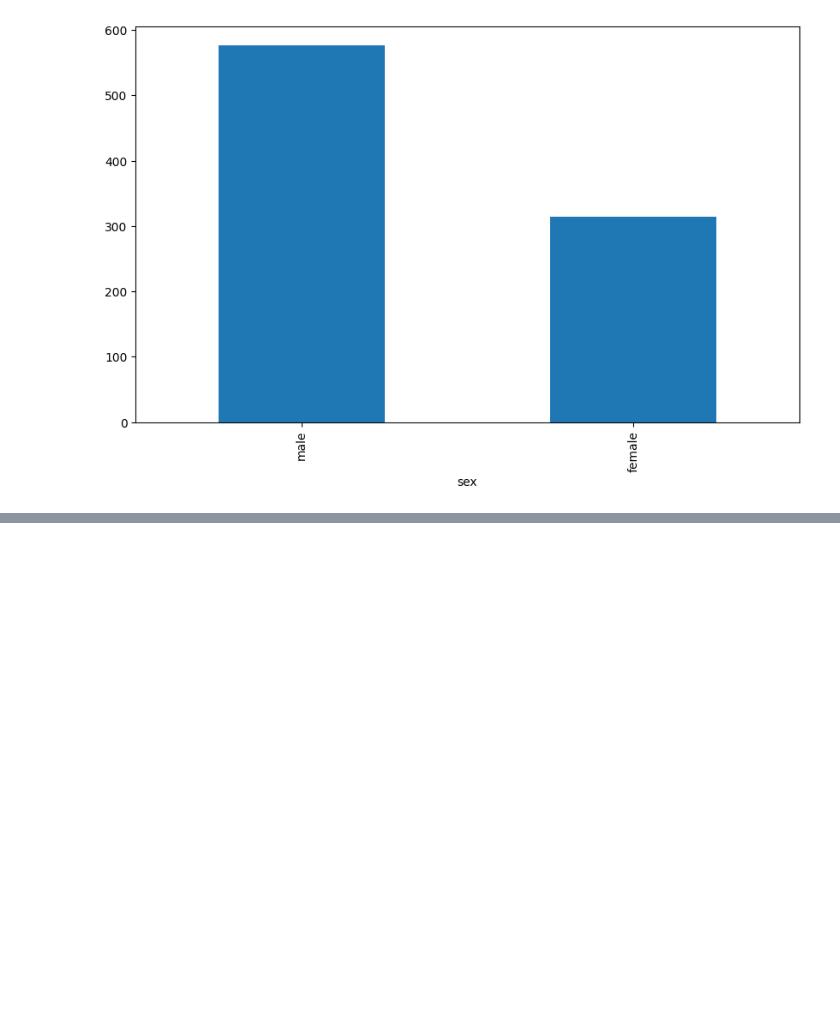
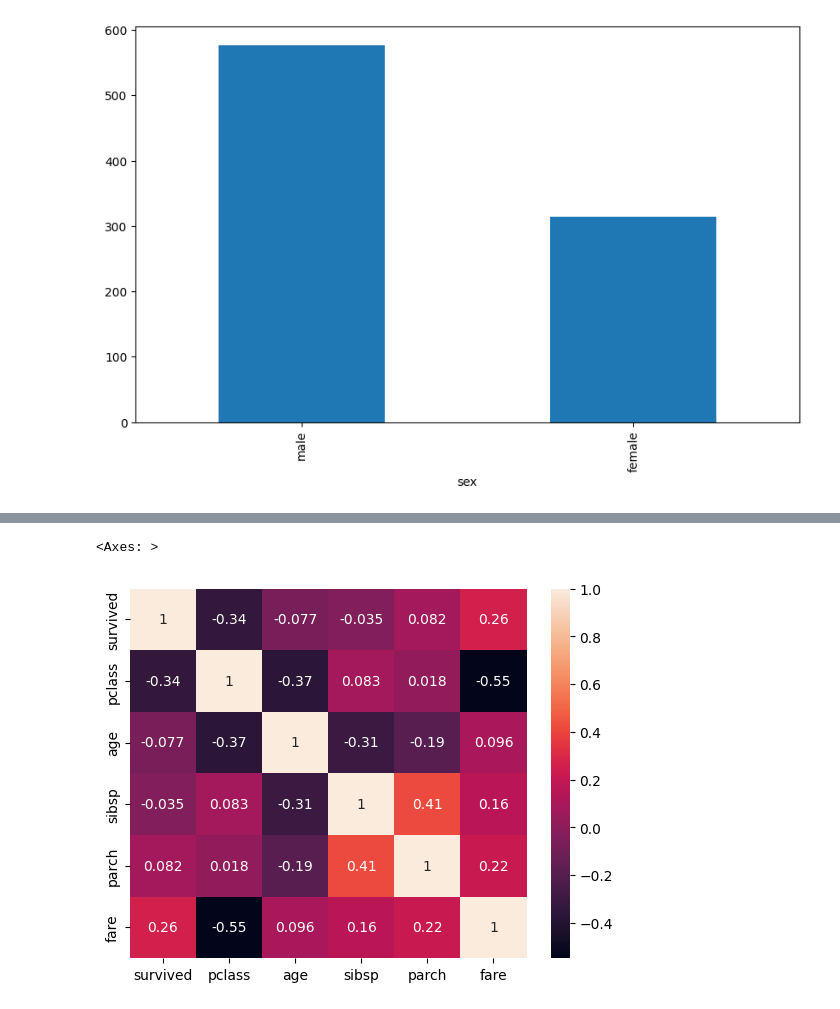
Before and after one commit to faisalramzan77/Data_Science_Course, a Jupyter notebook: Python_for_data_Science/Pandas_Practice/pandas.ipynb, the cells around one changed output, grey strips where cells are left out. Drawn from its saved outputs; the diff is of its cells as text; code cells hidden in the pictures; blank space fills up the shorter version.

```diff
--- a/Python_for_data_Science/Pandas_Practice/pandas.ipynb
+++ b/Python_for_data_Science/Pandas_Practice/pandas.ipynb
@@ -1028,0 +1209,6 @@ plt.show() # Display the plot
+# %%
+correlation = df[['survived','pclass','age','sibsp','parch','fare']].corr()
+sns.heatmap(correlation, annot=True) # Visualize the correlation matrix using a heatmap
+# %% [output]
+<Axes: >
+[figure, added]
```
Also changed, not shown: parts of 17 cells of this notebook, 3 other files.
